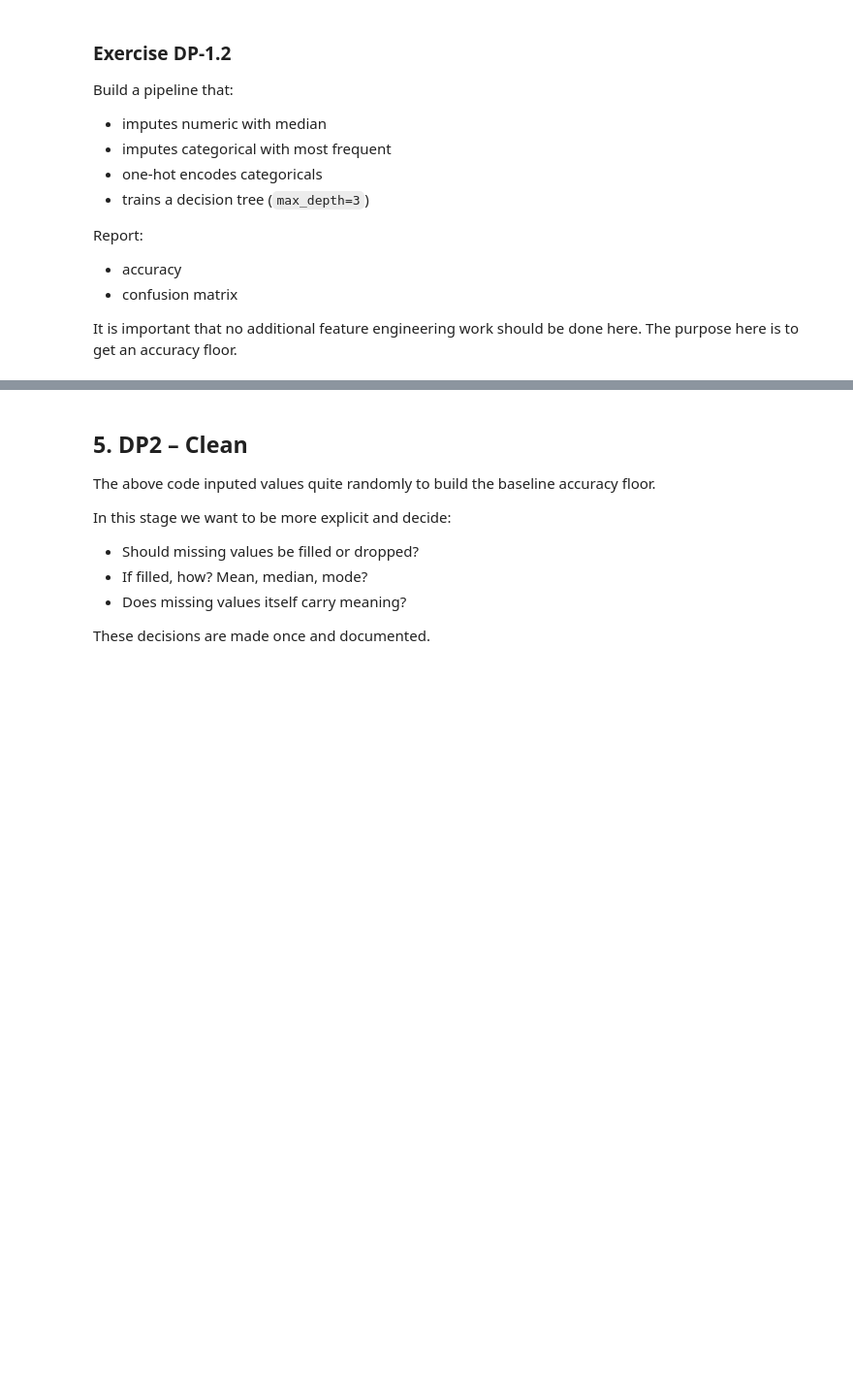
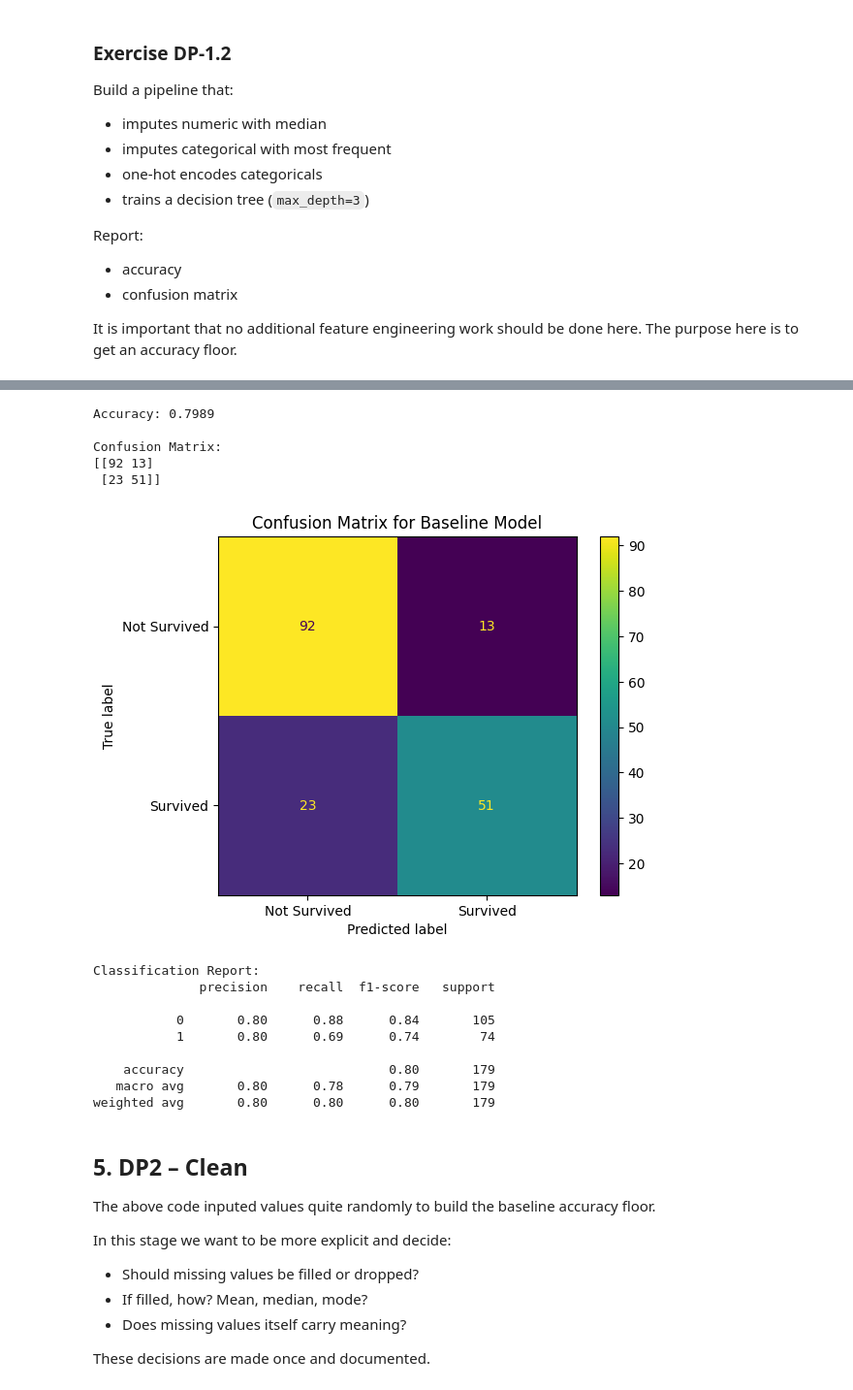
Before and after one commit to JF473/machinelearninglab3, a Jupyter notebook: INF2008_Lab03_Student_Version.ipynb, the cells around one changed output, grey strips where cells are left out. Shown at 97% size. Cells and saved outputs as stored; diff of their text form; code cells hidden in the pictures; blank space fills up the shorter version.

```diff
--- a/INF2008_Lab03_Student_Version.ipynb
+++ b/INF2008_Lab03_Student_Version.ipynb
@@ -253,0 +306,9 @@ Create `X` and `y` using only the selected columns.
+# %%
+features = ['Pclass', 'Sex', 'Age', 'SibSp', 'Parch', 'Fare', 'Embarked']
+target = 'Survived'
+
+X = df[features]
+y = df[target]
+
+# Display the head of X as requested by the original notebook prompt for this cell
+X.head()
@@ -290,3 +346,73 @@ weighted avg       0.80      0.78      0.77       223
+# %%
+# 1. Train/test split
+X_train, X_test, y_train, y_test = train_test_split(X, y, test_size=0.2, random_state=RANDOM_STATE)
+
+# Identify numerical and categorical features for preprocessing
+numerical_features = ['Age', 'Fare', 'SibSp', 'Parch']
+categorical_features = ['Pclass', 'Sex', 'Embarked']
+
+# 2. Preprocessing pipelines
+numerical_transformer = Pipeline(steps=[
+    ('imputer', SimpleImputer(strategy='median'))
+])
+
+categorical_transformer = Pipeline(steps=[
+    ('imputer', SimpleImputer(strategy='most_frequent')),
+    ('onehot', OneHotEncoder(handle_unknown='ignore'))
+])
+
+# Create a preprocessor using ColumnTransformer
+preprocessor = ColumnTransformer(
+    transformers=[
+        ('num', numerical_transformer, numerical_features),
+        ('cat', categorical_transformer, categorical_features)
+    ])
+
+# 3. Create the full pipeline with a Decision Tree Classifier
+model_pipeline = Pipeline(steps=[
+    ('preprocessor', preprocessor),
+    ('classifier', DecisionTreeClassifier(max_depth=3, random_state=RANDOM_STATE))
+])
+
+# Train the model
+model_pipeline.fit(X_train, y_train)
+
+# Make predictions on the test set
+y_pred = model_pipeline.predict(X_test)
+
+# 4. Report accuracy and confusion matrix
+accuracy = accuracy_score(y_test, y_pred)
+conf_matrix = confusion_matrix(y_test, y_pred)
+
+print(f"Accuracy: {accuracy:.4f}")
+print("\nConfusion Matrix:")
+print(conf_matrix)
+
+# Optional: Display confusion matrix visually
+cmd_display = ConfusionMatrixDisplay(confusion_matrix=conf_matrix, display_labels=['Not Survived', 'Survived'])
+cmd_display.plot()
+plt.title('Confusion Matrix for Baseline Model')
+plt.show()
+
+# Optional: Classification report
+print("\nClassification Report:")
+print(classification_report(y_test, y_pred))
+# %% [output]
+Accuracy: 0.7989
+
+Confusion Matrix:
+[[92 13]
+ [23 51]]
+[figure, added]
+Classification Report:
+              precision    recall  f1-score   support
+
+           0       0.80      0.88      0.84       105
+           1       0.80      0.69      0.74        74
+
+    accuracy                           0.80       179
+   macro avg       0.80      0.78      0.79       179
+weighted avg       0.80      0.80      0.80       179
 # %% [markdown]
 
 ## 5. DP2 – Clean
```
Also changed, not shown: parts of 23 cells of this notebook.
